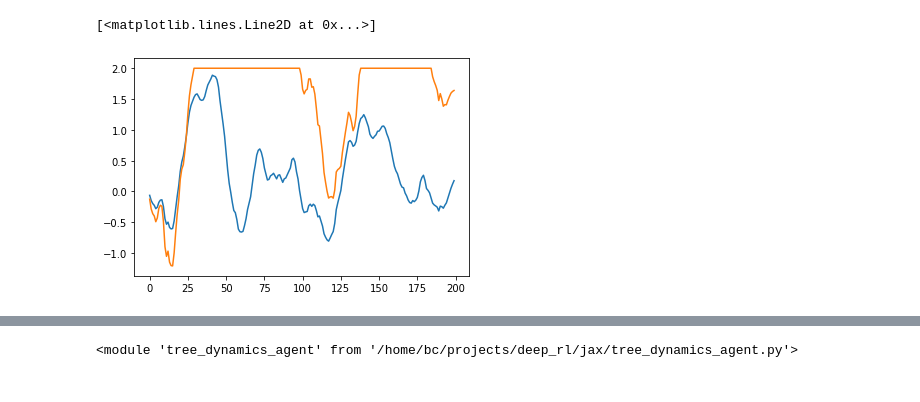
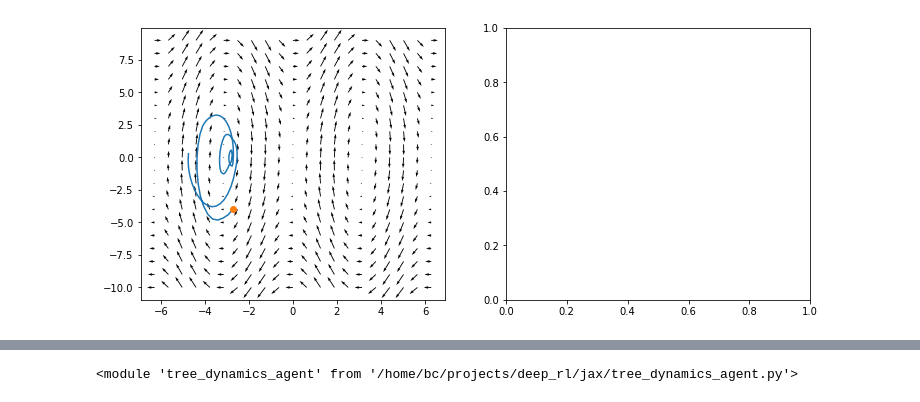
Before and after one commit to bcolloran/deep_rl_experiments, a Jupyter notebook: jax/pedulum_value_space_planning.ipynb, the cells around one changed output, grey strips where cells are left out. Saved outputs shown, nothing was run; the diff lists cells and outputs as text; code cells hidden in the pictures.

Commit message:
playing with pendulum dynamics

```diff
--- a/jax/pedulum_value_space_planning.ipynb
+++ b/jax/pedulum_value_space_planning.ipynb
@@ -119,28 +23,0 @@ plotTrajInPhaseSpace(traj, params)
-# %%
-@jit
-def dampedSpringNoiseStep(state, __ARG_NOT_USED = None):
-    x, v, sigma, theta, phi, key = state
-    key, subkey = random.split(key)
-    v += -theta*x - phi*v + sigma*random.normal(subkey)
-    x += v
-    return (x, v, sigma, theta, phi, key), x
-
-def dampedSpringNoiseScan(T, sigma=0.5, theta=0.05, phi=0.01, key=random.PRNGKey(0)):
-    state = (0.0, 0.0, sigma, theta, phi, key)
-    _, noise = jax.lax.scan(dampedSpringNoiseStep, state, None, length=T)
-    return noise
-
-dampedSpringNoiseJit = jit(dampedSpringNoiseScan, static_argnums=(0,))
-
-# plt.plot(dampedSpringNoiseJit(200, sigma=.2, theta=.01,phi=.1))
-plt.plot(dampedSpringNoiseJit(200, sigma=.05, theta=.02,phi=.1))
-# plt.plot(dampedSpringNoiseJit(200, sigma=.2, theta=.01,phi=.01))
-# plt.plot(dampedSpringNoiseJit(200, sigma=.2, theta=.1,phi=.01))
-plt.plot(np.clip(
-    dampedSpringNoiseJit(200, sigma=.1, theta=.005,phi=.2),
-    -params.max_torque,
-    params.max_torque)
-)
-# %% [output]
-[<matplotlib.lines.Line2D at 0x...>]
-[figure, removed]
@@ -178,0 +131,17 @@ def optimize_control(best_so_far, th, thdot, params, opt_iters, LR):
+# %%
+# pendulumTraj_scan = PU.pendulumTraj_scan
+params = PU.default_pendulum_params
+# plotTrajInPhaseSpace = PU.plotTrajInPhaseSpace
+# %%
+randKey = lambda: random.PRNGKey(int(100000*np.random.rand(1)))
+# %%
+T = 200
+traj = PU.pendulumTraj_scan(
+    np.pi * (2*rand() - 1),
+    8 * (2*rand() - 0.5),
+    np.clip(dampedSpringNoiseJit(100,key=randKey()), -params.max_torque, params.max_torque),
+    params
+)
+PU.plotTrajInPhaseSpace(traj, params)
+# %% [output]
+[figure, added]
```
Also changed, not shown: parts of 19 cells of this notebook, 1 other file.
